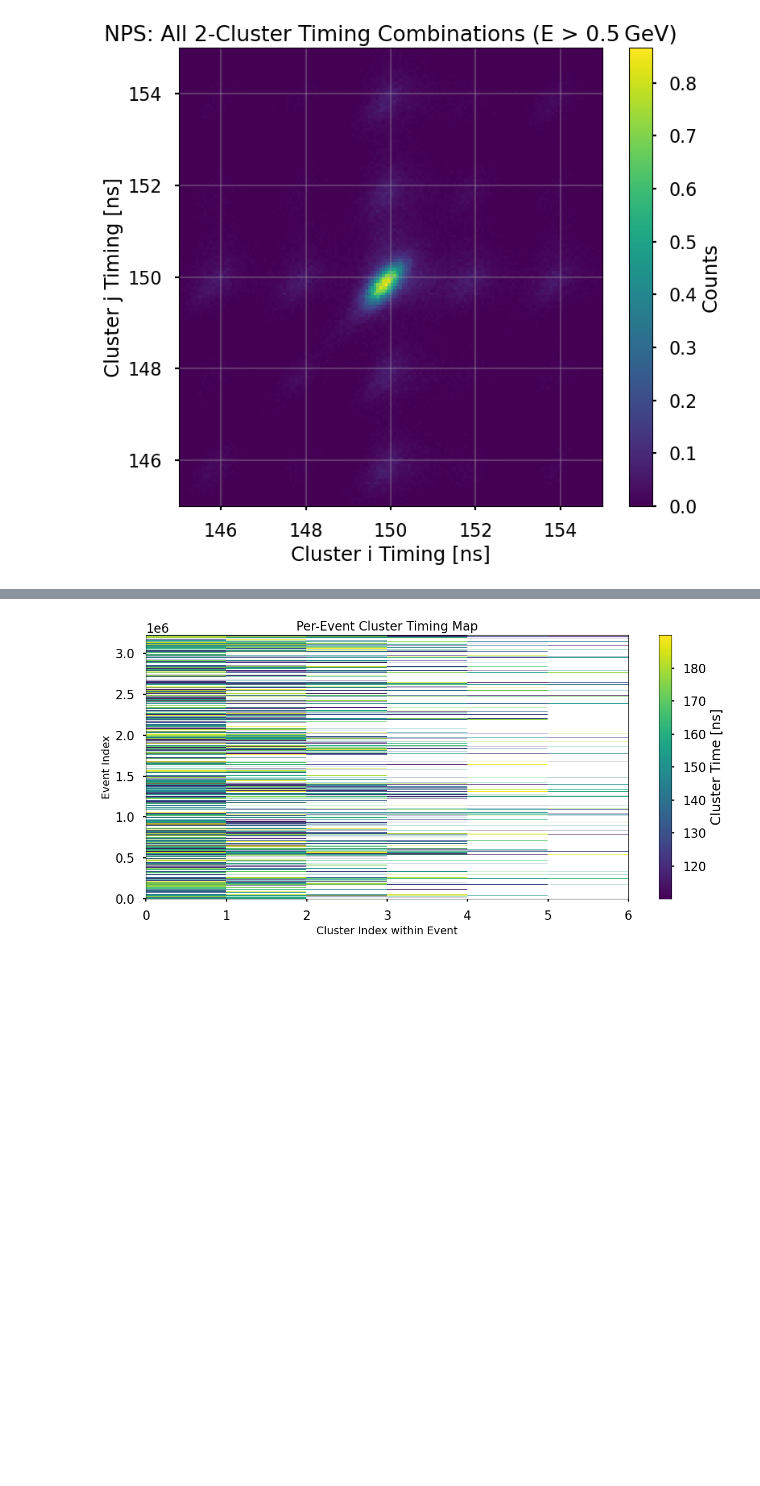
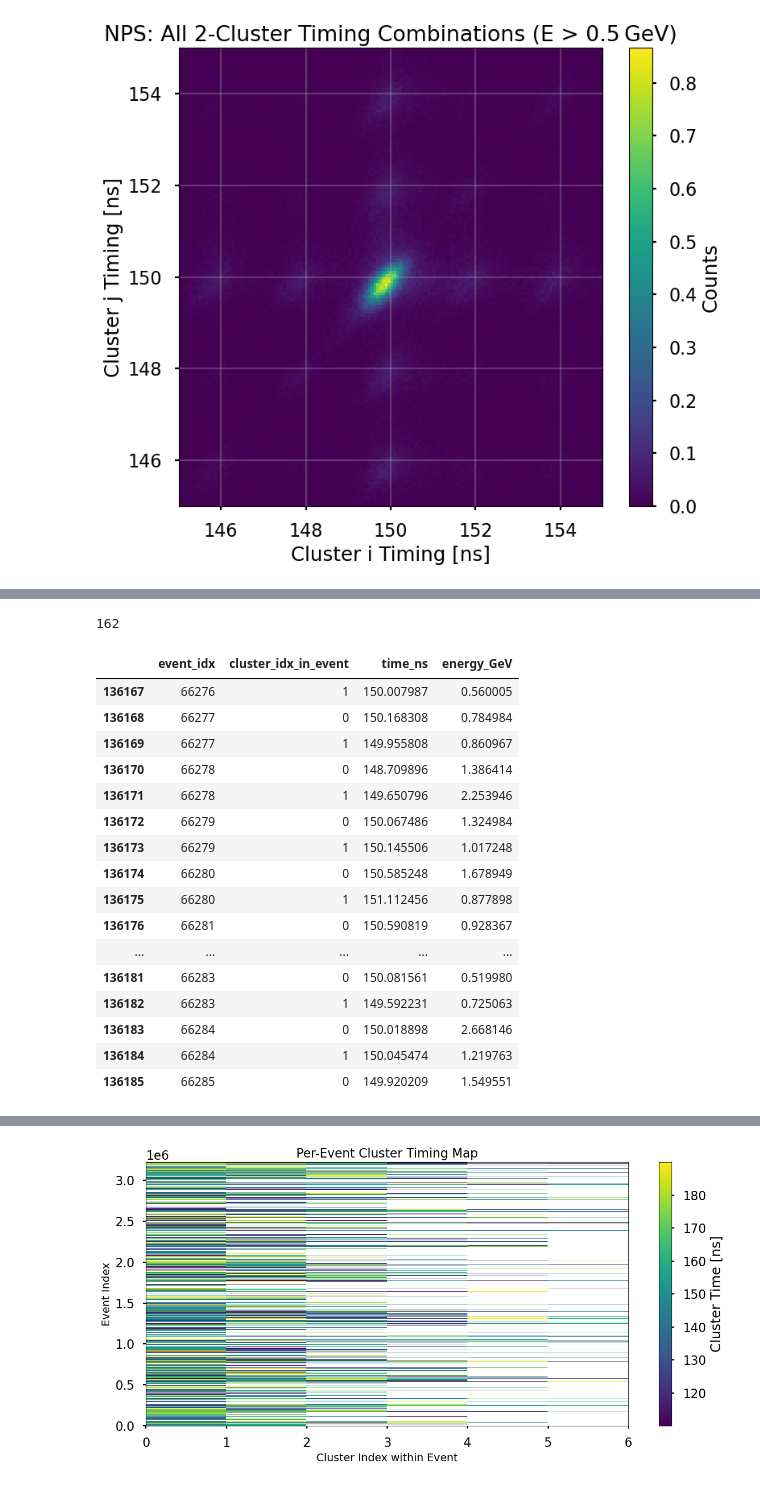
Before and after one commit to avnishphy/nps_analysis, a Jupyter notebook: pi0_analysis/exclusive_pi0.ipynb, the cells around one changed output, grey strips where cells are left out. Saved outputs shown, nothing was run; the diff lists cells and outputs as text; code cells hidden in the pictures; blank space fills up the shorter version.

```diff
--- a/pi0_analysis/exclusive_pi0.ipynb
+++ b/pi0_analysis/exclusive_pi0.ipynb
@@ -1244,3 +1388,30 @@ Generated 1818248 2-cluster pairs.
+# %%
+len(df_out.loc[df_out["cluster_idx_in_event"]>2])
+# df_out.loc[df_out["event_idx"]==2552]
+# %% [output]
+162
+# %%
+# clusT_threefold
+# filtered_clusT
+df_out[-20:-1]
+# %% [output]
+|  | event_idx | cluster_idx_in_event | time_ns | energy_GeV |
+| 136167 | 66276 | 1 | 150.007987 | 0.560005 |
+| 136168 | 66277 | 0 | 150.168308 | 0.784984 |
+| 136169 | 66277 | 1 | 149.955808 | 0.860967 |
+| 136170 | 66278 | 0 | 148.709896 | 1.386414 |
+| 136171 | 66278 | 1 | 149.650796 | 2.253946 |
+| 136172 | 66279 | 0 | 150.067486 | 1.324984 |
+| 136173 | 66279 | 1 | 150.145506 | 1.017248 |
+| 136174 | 66280 | 0 | 150.585248 | 1.678949 |
+| 136175 | 66280 | 1 | 151.112456 | 0.877898 |
+| 136176 | 66281 | 0 | 150.590819 | 0.928367 |
+| ... | ... | ... | ... | ... |
+| 136181 | 66283 | 0 | 150.081561 | 0.519980 |
+| 136182 | 66283 | 1 | 149.592231 | 0.725063 |
+| 136183 | 66284 | 0 | 150.018898 | 2.668146 |
+| 136184 | 66284 | 1 | 150.045474 | 1.219763 |
+| 136185 | 66285 | 0 | 149.920209 | 1.549551 |
 # %%
 import numpy as np
 import matplotlib.pyplot as plt
```
Also changed, not shown: parts of 6 cells of this notebook, 4 other files.
